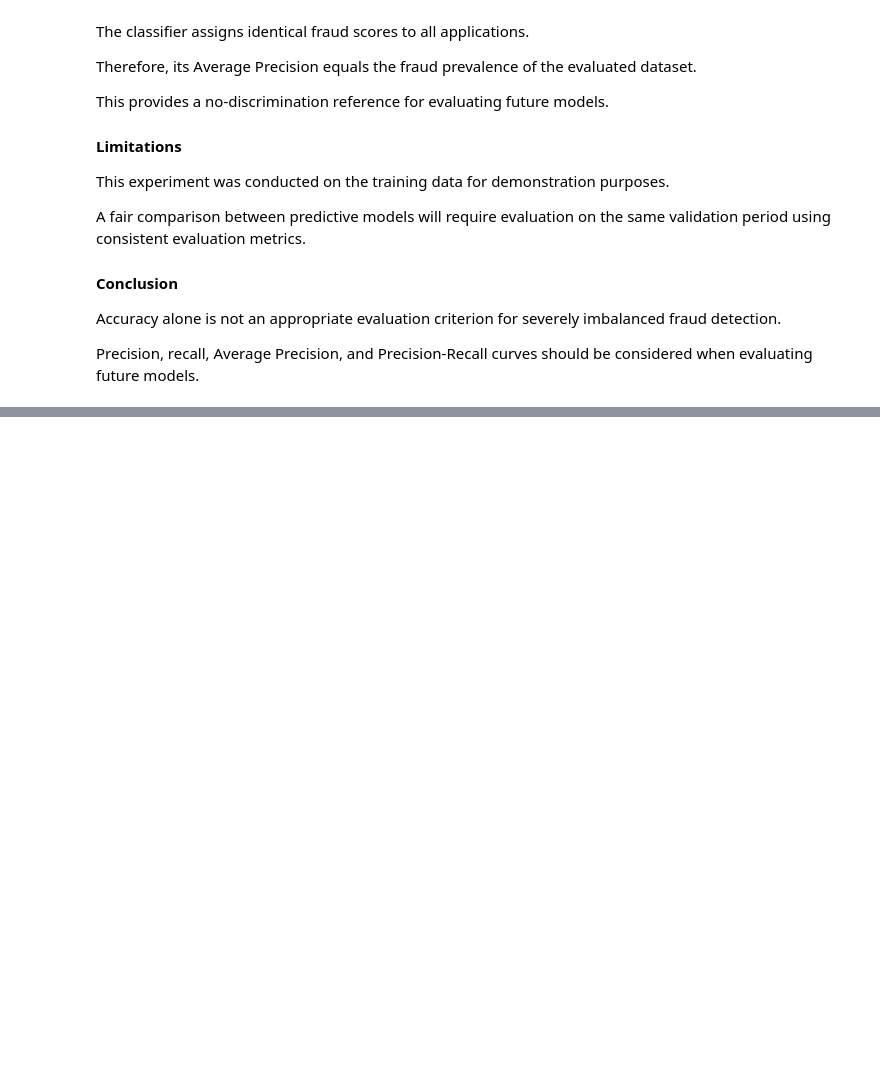
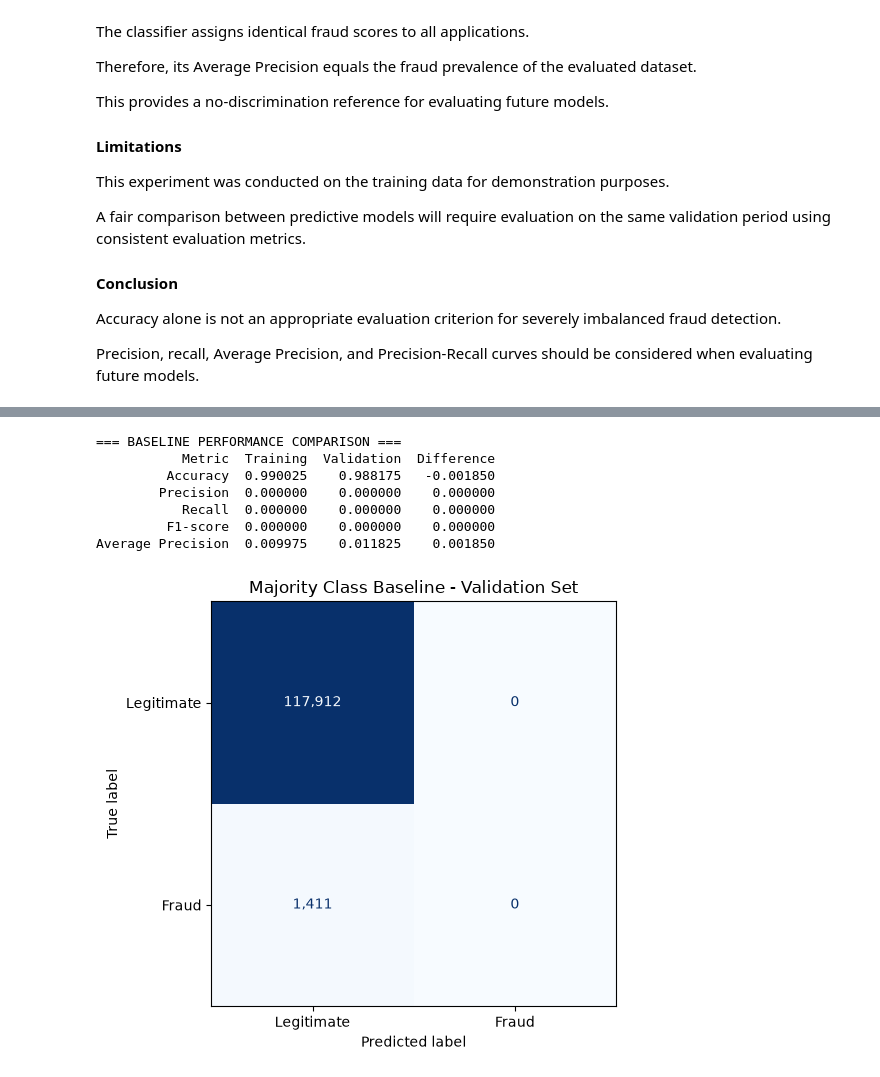
Before and after one commit to fidaaarrabi/ml-project-bank-fraud-detection, a Jupyter notebook: notebooks/01_stage1_dataset_study.ipynb, the cells around one changed output, grey strips where cells are left out. Cells and saved outputs as stored; diff of their text form; code cells hidden in the pictures; blank space fills up the shorter version.

```diff
--- a/notebooks/01_stage1_dataset_study.ipynb
+++ b/notebooks/01_stage1_dataset_study.ipynb
@@ -838,0 +1134,75 @@ when evaluating future models.
+# %%
+
+# =====================================================
+# 7.6 Training vs. Validation Baseline Comparison
+# =====================================================
+
+# Create a comparison table
+baseline_comparison = pd.DataFrame({
+    "Metric": [
+        "Accuracy",
+        "Precision",
+        "Recall",
+        "F1-score",
+        "Average Precision"
+    ],
+    "Training": [
+        dummy_accuracy,
+        dummy_precision,
+        dummy_recall,
+        dummy_f1,
+        dummy_ap
+    ],
+    "Validation": [
+        dummy_val_accuracy,
+        dummy_val_precision,
+        dummy_val_recall,
+        dummy_val_f1,
+        dummy_val_ap
+    ]
+})
+
+# Calculate the difference between periods
+baseline_comparison["Difference"] = (
+    baseline_comparison["Validation"]
+    - baseline_comparison["Training"]
+)
+
+# Display the comparison table
+print("=== BASELINE PERFORMANCE COMPARISON ===")
+
+print(
+    baseline_comparison.to_string(
+        index=False,
+        float_format=lambda x: f"{x:.6f}"
+    )
+)
+
+# Visualize the validation confusion matrix
+fig, ax = plt.subplots(figsize=(7, 5))
+
+ConfusionMatrixDisplay(
+    confusion_matrix=dummy_val_cm,
+    display_labels=["Legitimate", "Fraud"]
+).plot(
+    ax=ax,
+    cmap="Blues",
+    values_format=",d",
+    colorbar=False
+)
+
+ax.set_title(
+    "Majority Class Baseline - Validation Set"
+)
+
+plt.tight_layout()
+plt.show()
+# %% [output]
+=== BASELINE PERFORMANCE COMPARISON ===
+           Metric  Training  Validation  Difference
+         Accuracy  0.990025    0.988175   -0.001850
+        Precision  0.000000    0.000000    0.000000
+           Recall  0.000000    0.000000    0.000000
+         F1-score  0.000000    0.000000    0.000000
+Average Precision  0.009975    0.011825    0.001850
+[figure, added]
```
Also changed, not shown: parts of 7 cells of this notebook.
